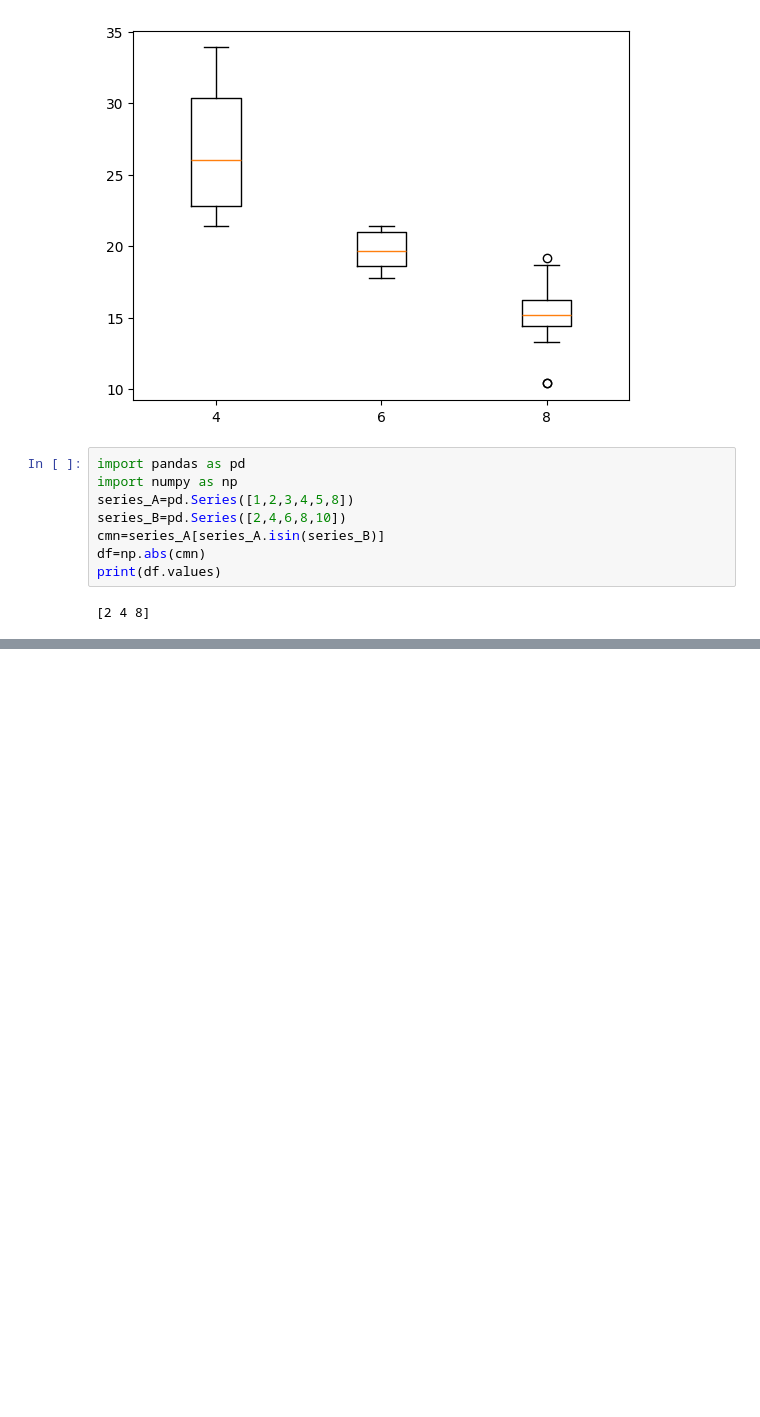
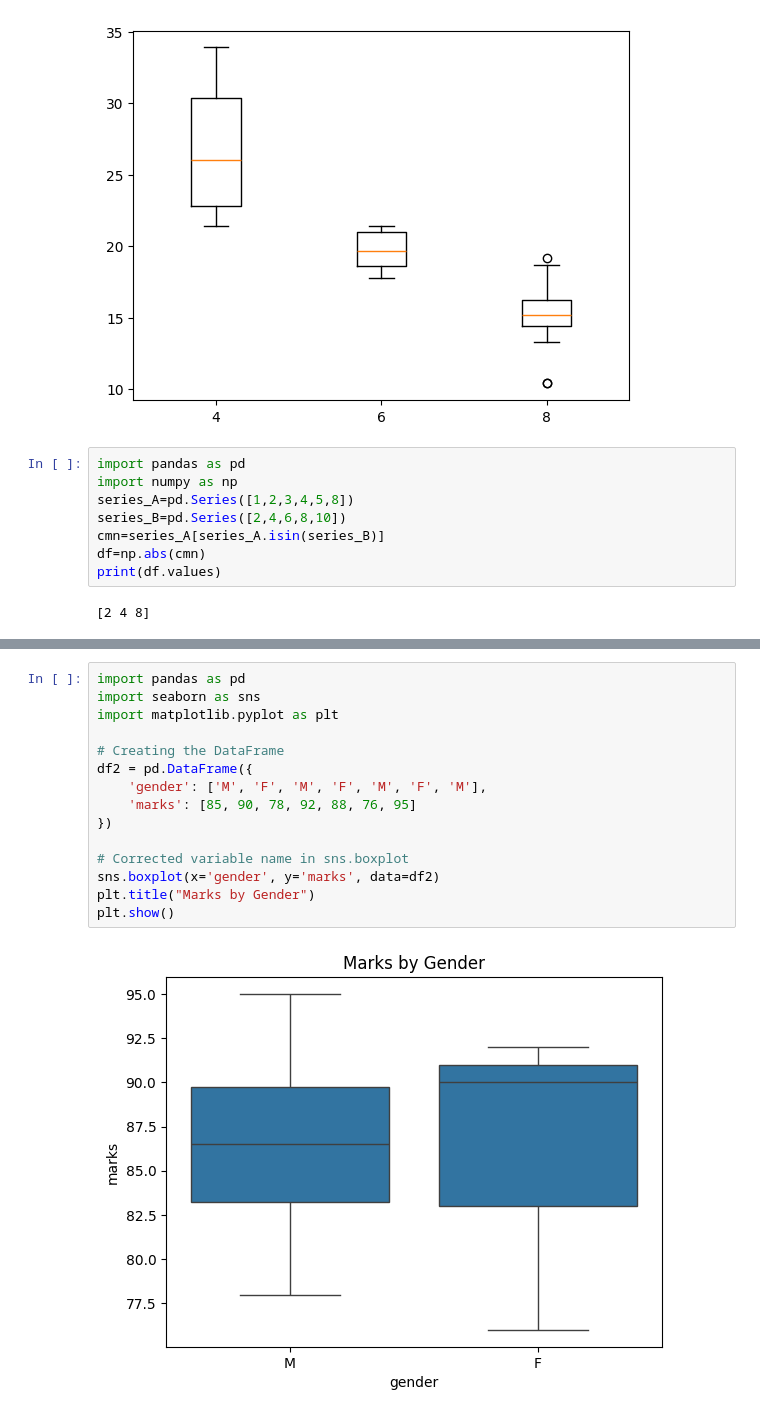
Before and after one commit to chinmayhandi/chinmay, a Jupyter notebook: AIML_Lab_Exercise.ipynb, the cells around one changed output, grey strips where cells are left out. Cells and saved outputs as stored; diff of their text form; blank space fills up the shorter version.

```diff
--- a/AIML_Lab_Exercise.ipynb
+++ b/AIML_Lab_Exercise.ipynb
@@ -2283,0 +2306,17 @@ print(df.values)
+# %%
+import pandas as pd
+import seaborn as sns
+import matplotlib.pyplot as plt
+
+# Creating the DataFrame
+df2 = pd.DataFrame({
+    'gender': ['M', 'F', 'M', 'F', 'M', 'F', 'M'],
+    'marks': [85, 90, 78, 92, 88, 76, 95]
+})
+
+# Corrected variable name in sns.boxplot
+sns.boxplot(x='gender', y='marks', data=df2)
+plt.title("Marks by Gender")
+plt.show()
+# %% [output]
+[figure, added]
```
Also changed, not shown: parts of 25 cells of this notebook.
